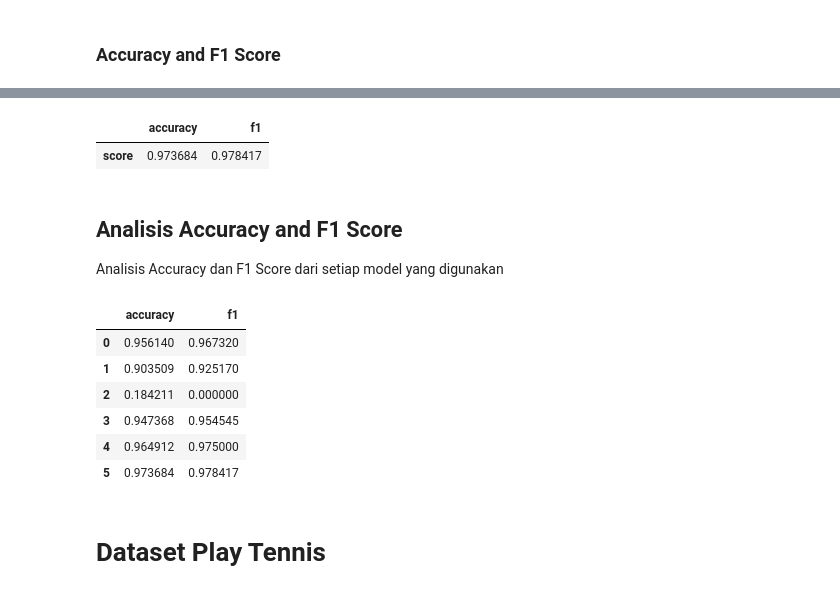
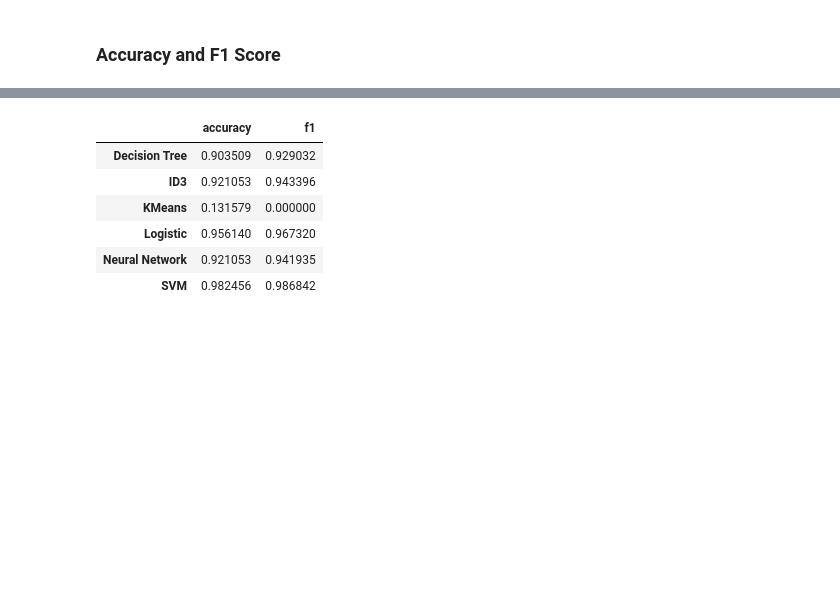
Before and after one commit to muchammadibnu/tucil1ML, a Jupyter notebook: Tucil 1 ML.ipynb, the cells around one changed output, grey strips where cells are left out. Cells and saved outputs as stored; diff of their text form; code cells hidden in the pictures; blank space fills up the shorter version.

```diff
--- a/Tucil 1 ML.ipynb
+++ b/Tucil 1 ML.ipynb
@@ -90,0 +135,4 @@ graphDTL
+# %%
+modelKmeans.fit(X_train_full, y_train)
+
+predsKmeans = modelKmeans.predict(X_valid_full)
@@ -208,4 +166,0 @@ kmeans = KMeans(n_clusters=2, random_state=0)
-# %%
-kmeans.fit(X_train_full, y_train)
-
-predsKmeans = kmeans.predict(X_valid_full)
@@ -371,30 +167,41 @@ predsSVM = modelSVM.predict(X_valid_full)
-# %%
-from sklearn.metrics import accuracy_score, f1_score
-
-accuracySVM = accuracy_score(y_valid, predsSVM)
-f1SVM = f1_score(y_valid, predsSVM)
-score_dataSVM = {'accuracy': accuracySVM, 'f1': f1SVM}
-scoreSVM = pd.DataFrame(data = score_dataSVM, index=['score'])
-scoreSVM
-# %% [output]
-|  | accuracy | f1 |
-| score | 0.973684 | 0.978417 |
-# %% [markdown]
-## Analisis Accuracy and F1 Score
-Analisis Accuracy dan F1 Score dari setiap model yang digunakan
-# %%
-accuracyAll = [accuracyDTL, accuracyID3, accuracyKmeans, accuracyLogistic, accuracyNeural, accuracySVM]
-f1All = [f1DTL, f1ID3, f1Kmeans, f1Logistic, f1Neural, f1SVM]
-score_dataAll = {'accuracy': accuracyAll, 'f1': f1All}
-allScore = pd.DataFrame(data = score_dataAll, index=['D', ])
-allScore
-# %% [output]
-|  | accuracy | f1 |
-| 0 | 0.956140 | 0.967320 |
-| 1 | 0.903509 | 0.925170 |
-| 2 | 0.184211 | 0.000000 |
-| 3 | 0.947368 | 0.954545 |
-| 4 | 0.964912 | 0.975000 |
-| 5 | 0.973684 | 0.978417 |
-# %% [markdown]
-# Dataset Play Tennis
+# %%
+from sklearn.metrics import accuracy_score, f1_score
+
+# Decision Tree Learning
+accuracyDTL = accuracy_score(y_valid, predsDTL)
+f1DTL = f1_score(y_valid, predsDTL)
+
+# ID3 Estimator
+accuracyID3 = accuracy_score(y_valid, predsID3)
+f1ID3 = f1_score(y_valid, predsID3)
+
+# KMeans
+accuracyKmeans = accuracy_score(y_valid, predsKmeans)
+f1Kmeans = f1_score(y_valid, predsKmeans)
+
+# Logistic Regression
+accuracyLogistic = accuracy_score(y_valid, predsLogistic)
+f1Logistic = f1_score(y_valid, predsLogistic)
+
+# Neural Network
+accuracyNeural = accuracy_score(y_valid, predsNeural)
+f1Neural = f1_score(y_valid, predsNeural)
+
+# SVM
+accuracySVM = accuracy_score(y_valid, predsSVM)
+f1SVM = f1_score(y_valid, predsSVM)
+
+# All Model
+accuracyAll = [accuracyDTL, accuracyID3, accuracyKmeans, accuracyLogistic, accuracyNeural, accuracySVM]
+f1All = [f1DTL, f1ID3, f1Kmeans, f1Logistic, f1Neural, f1SVM]
+score_dataAll = {'accuracy': accuracyAll, 'f1': f1All}
+allScore = pd.DataFrame(data = score_dataAll, index=['Decision Tree', 'ID3', 'KMeans', 'Logistic', 'Neural Network', 'SVM'])
+allScore
+# %% [output]
+|  | accuracy | f1 |
+| Decision Tree | 0.903509 | 0.929032 |
+| ID3 | 0.921053 | 0.943396 |
+| KMeans | 0.131579 | 0.000000 |
+| Logistic | 0.956140 | 0.967320 |
+| Neural Network | 0.921053 | 0.941935 |
+| SVM | 0.982456 | 0.986842 |
```
Also changed, not shown: parts of 84 cells of this notebook, 3 other files.
